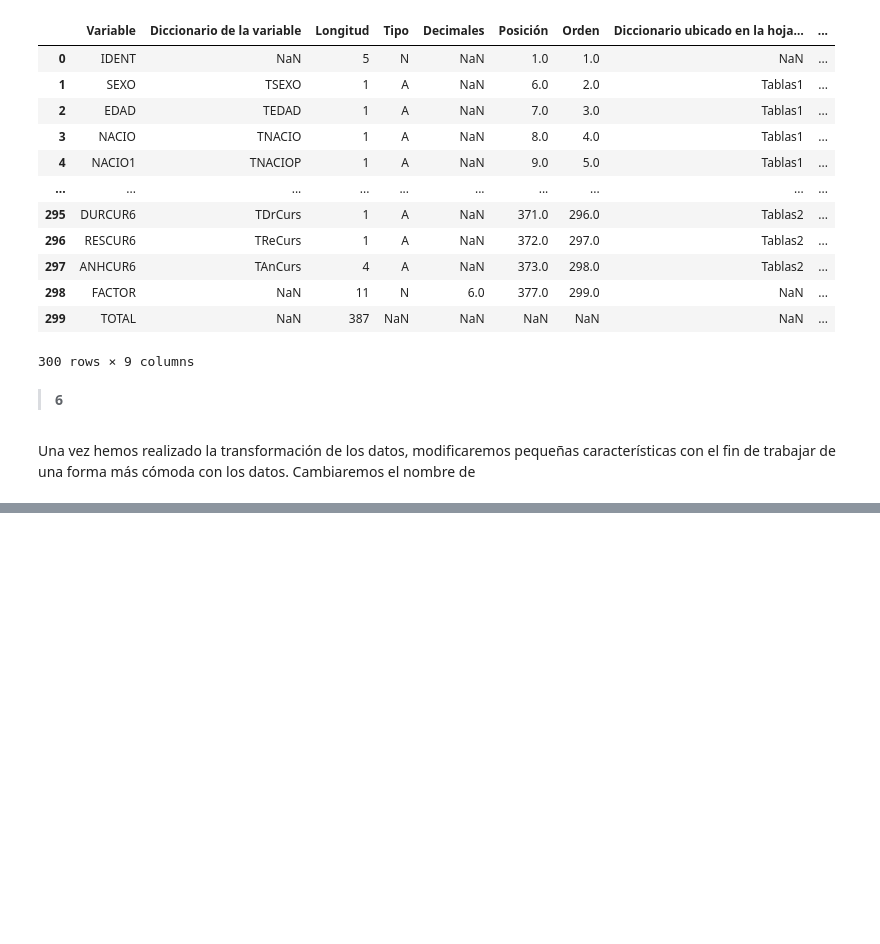
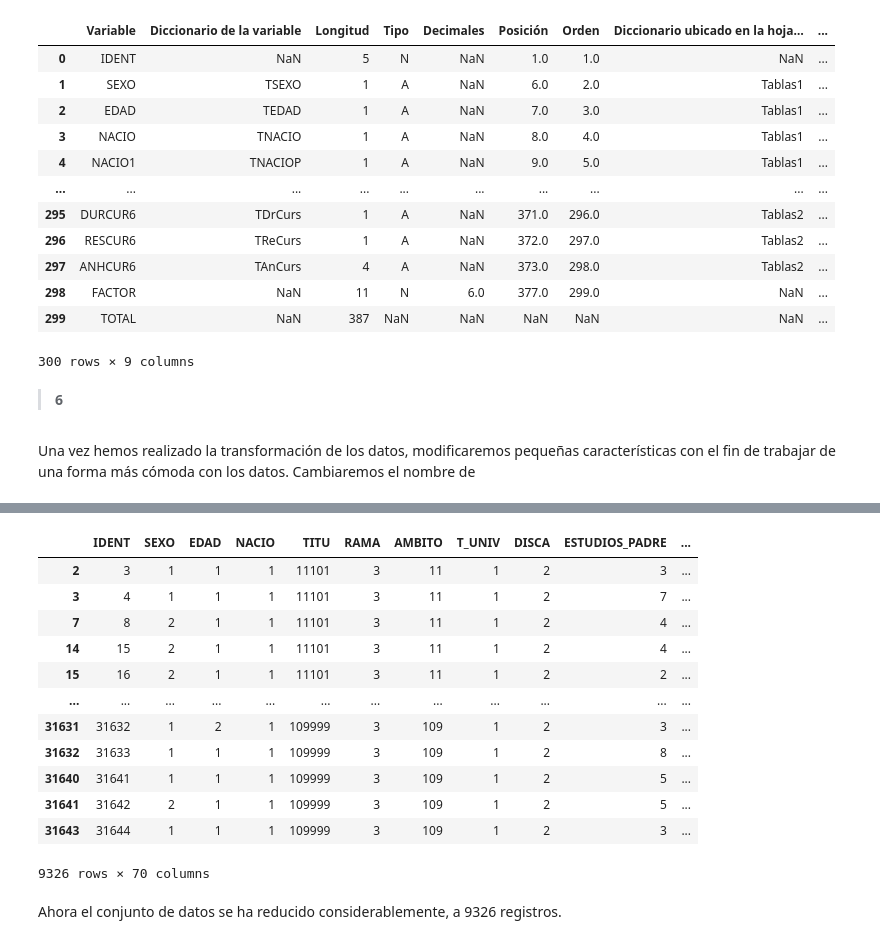
Before and after one commit to BeatrizGD/Students-Employability-Exploratory-Data-Analysis, a Jupyter notebook: src/main.ipynb, the cells around one changed output, grey strips where cells are left out. Saved outputs shown, nothing was run; the diff lists cells and outputs as text; code cells hidden in the pictures; blank space fills up the shorter version.

```diff
--- a/src/main.ipynb
+++ b/src/main.ipynb
@@ -75,7 +77,7 @@ Tras estudiar los diferentes campos, nos quedamos con las siguientes columnas:
 # %%
 # Limpieza de datos
 students = df[['IDENT','SEXO','EDAD','NACIO','TITU','RAMA','AMBITO','T_UNIV','DISCA','ESTUDIOS_PADRE','ESTUDIOS_MADRE',
-                  'EST_B8','SAT1','SAT2','EST_B11_1','EST_B11_2','EST_B11_3','EST_B11_4','EST_B11_5','EST_B11_6','EST_B12',
+                  'EST_B8','SAT1','SAT2','EST_B11_1','EST_B13_AMB1','EST_B11_2','EST_B11_3','EST_B11_4','EST_B11_5','EST_B11_6','EST_B12',
                   'EST_B16','EST_B24','EST_B28','IDIOMAS', 'IDI_MT1', 'IDI_MT2','TIC','IDIOMA1','NIV_ID1','TIPOACREIDI1',
                   'IDIOMA2','NIV_ID2','TIPOACREIDI2','IDIOMA3','NIV_ID3','TIPOACREIDI3','TRBPRN1','TRBPRN2','TRINAC_D4',
                   'TRINAC_D5','TRINAC_D6','TRPARA_D5','TRPARA_D6','TRAC_D9','LUG_TRAB_PAIS','SIT_PRO','JORNADA','TR_TAM',
@@ -328,0 +380,22 @@ Nuestro objetivo principal es obtener **HIPÓTESIS** [aquellos factores determin
+# %%
+# Se excluyen todos los registros que contenga otros estudios de cualquier tipo
+# Son variables categóricas donde el valor 2 indica NO
+
+students[(students['EST_B11_1']==2) & (students['EST_B11_2']==2) & (students['EST_B11_3']==2) &
+         (students['EST_B11_4']==2) & (students['EST_B11_5']==2) & (students['EST_B11_6']==2)]
+# %% [output]
+|  | IDENT | SEXO | EDAD | NACIO | TITU | RAMA | AMBITO | T_UNIV | DISCA | ESTUDIOS_PADRE | ... |
+| 2 | 3 | 1 | 1 | 1 | 11101 | 3 | 11 | 1 | 2 | 3 | ... |
+| 3 | 4 | 1 | 1 | 1 | 11101 | 3 | 11 | 1 | 2 | 7 | ... |
+| 7 | 8 | 2 | 1 | 1 | 11101 | 3 | 11 | 1 | 2 | 4 | ... |
+| 14 | 15 | 2 | 1 | 1 | 11101 | 3 | 11 | 1 | 2 | 4 | ... |
+| 15 | 16 | 2 | 1 | 1 | 11101 | 3 | 11 | 1 | 2 | 2 | ... |
+| ... | ... | ... | ... | ... | ... | ... | ... | ... | ... | ... | ... |
+| 31631 | 31632 | 1 | 2 | 1 | 109999 | 3 | 109 | 1 | 2 | 3 | ... |
+| 31632 | 31633 | 1 | 1 | 1 | 109999 | 3 | 109 | 1 | 2 | 8 | ... |
+| 31640 | 31641 | 1 | 1 | 1 | 109999 | 3 | 109 | 1 | 2 | 5 | ... |
+| 31641 | 31642 | 2 | 1 | 1 | 109999 | 3 | 109 | 1 | 2 | 5 | ... |
+| 31643 | 31644 | 1 | 1 | 1 | 109999 | 3 | 109 | 1 | 2 | 3 | ... |
+9326 rows × 70 columns
+# %% [markdown]
+Ahora el conjunto de datos se ha reducido considerablemente, a 9326 registros.
```
Also changed, not shown: parts of 17 cells of this notebook, 2 other files.
